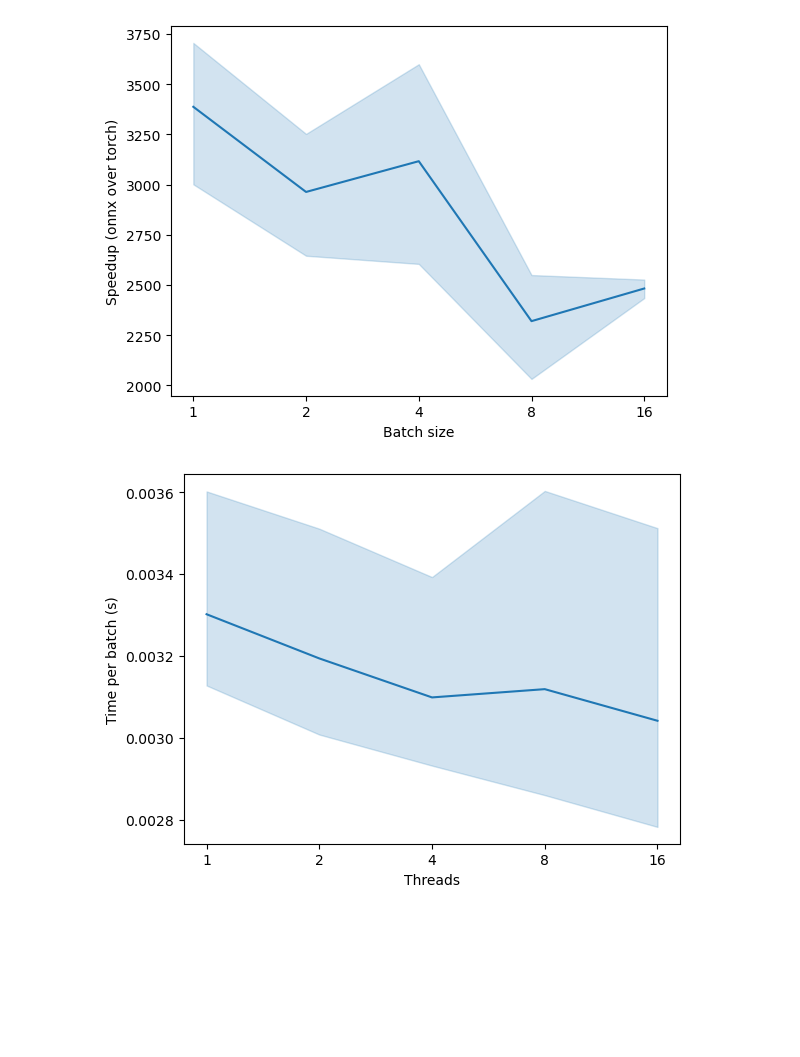
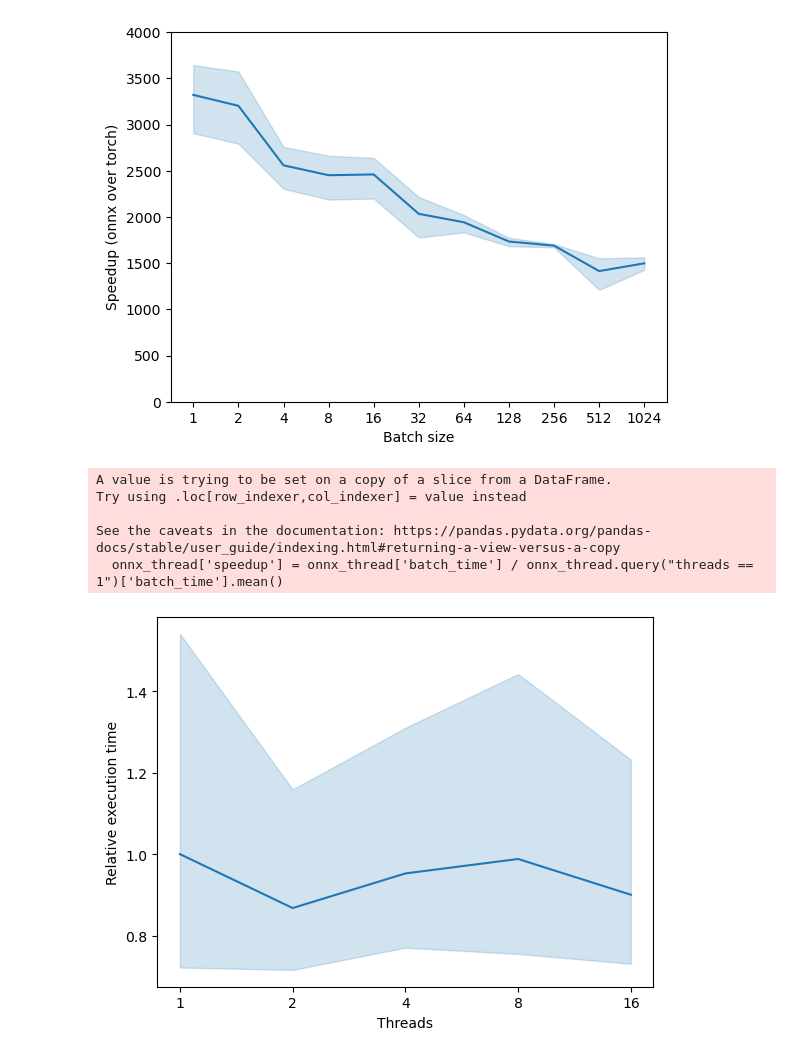
Before and after one commit to mortonjt/tm-vec, a Jupyter notebook: notebooks/benchmark_vis.ipynb, the cells around one changed output. Saved outputs shown, nothing was run; the diff lists cells and outputs as text; code cells hidden in the pictures; blank space fills up the shorter version.

```diff
--- a/notebooks/benchmark_vis.ipynb
+++ b/notebooks/benchmark_vis.ipynb
@@ -19,8 +19,10 @@ for file in tqdm(files):
     params = data['params']
     model_load_time = data['model_load_time']
 
-    for i, batch_time in enumerate(data['batch_times']):
-        trial = {**params, 'batch_time': batch_time, 'trial': i,
+    for i, (batch_time, ram) in enumerate(zip(data['batch_times'],
+                                              data['batch_ram_usages'])):
+
+        trial = {**params, 'batch_time': batch_time, 'trial': i, 'ram': ram,
                 'model_loading_time': model_load_time}
         trials.append(trial)
 # %%
@@ -67,25 +62,32 @@ sns.lineplot(x='batch_size', y='speedup', data=merged)
 # convert x axis to only logs of 2
 plt.xscale('log', base=2)
 # change x axis labels to be more readable
-plt.xticks([2**i for i in range(0, 5)], [2**i for i in range(0, 5)])
+plt.xticks([2**i for i in range(0, 11)], [2**i for i in range(0, 11)])
 plt.xlabel('Batch size')
 plt.ylabel('Speedup (onnx over torch)')
-plt.savefig(os.path.join(figure_folder, 'speedup_vs_batch_size.png'),
-            bbox_inches='tight', dpi=300);
+plt.ylim(0, 4000)
+plt.savefig(os.path.join(figure_folder, 'speedup_vs_batch_size.png'));
 # %% [output]
-[figure, old version]
+[figure, new version]
 # %%
-onnx_thread = df_full.query("batch_size == 64 & backend == 'onnx'");
+onnx_thread = df_full.query("batch_size == 1024 & backend == 'onnx'");
+# calculate relative speedup to single thread
+onnx_thread['speedup'] = onnx_thread['batch_time'] / onnx_thread.query("threads == 1")['batch_time'].mean()
 # plot onnx speedup vs threads
-sns.lineplot(x='threads', y='batch_time', data=onnx_thread)
+sns.lineplot(x='threads', y='speedup', data=onnx_thread)
 plt.xlabel('Threads');
-plt.ylabel('Time per batch (s)');
+plt.ylabel('Relative execution time');
 # log scale x axis
 plt.xscale('log', base=2)
 plt.xticks([2**i for i in range(0, 5)], [2**i for i in range(0, 5)])
 plt.savefig(os.path.join(figure_folder, 'batch_time_vs_threads.png'))
 # %% [output]
+A value is trying to be set on a copy of a slice from a DataFrame.
+Try using .loc[row_indexer,col_indexer] = value instead
+
+See the caveats in the documentation: https://pandas.pydata.org/pandas-docs/stable/user_guide/indexing.html#returning-a-view-versus-a-copy
+  onnx_thread['speedup'] = onnx_thread['batch_time'] / onnx_thread.query("threads == 1")['batch_time'].mean()
-[figure, old version]
+[figure, new version]
 # %%
 # plot model loading time in three figures
 # onnx vs torch
```
Also changed, not shown: parts of 5 cells of this notebook, 8 other files.
